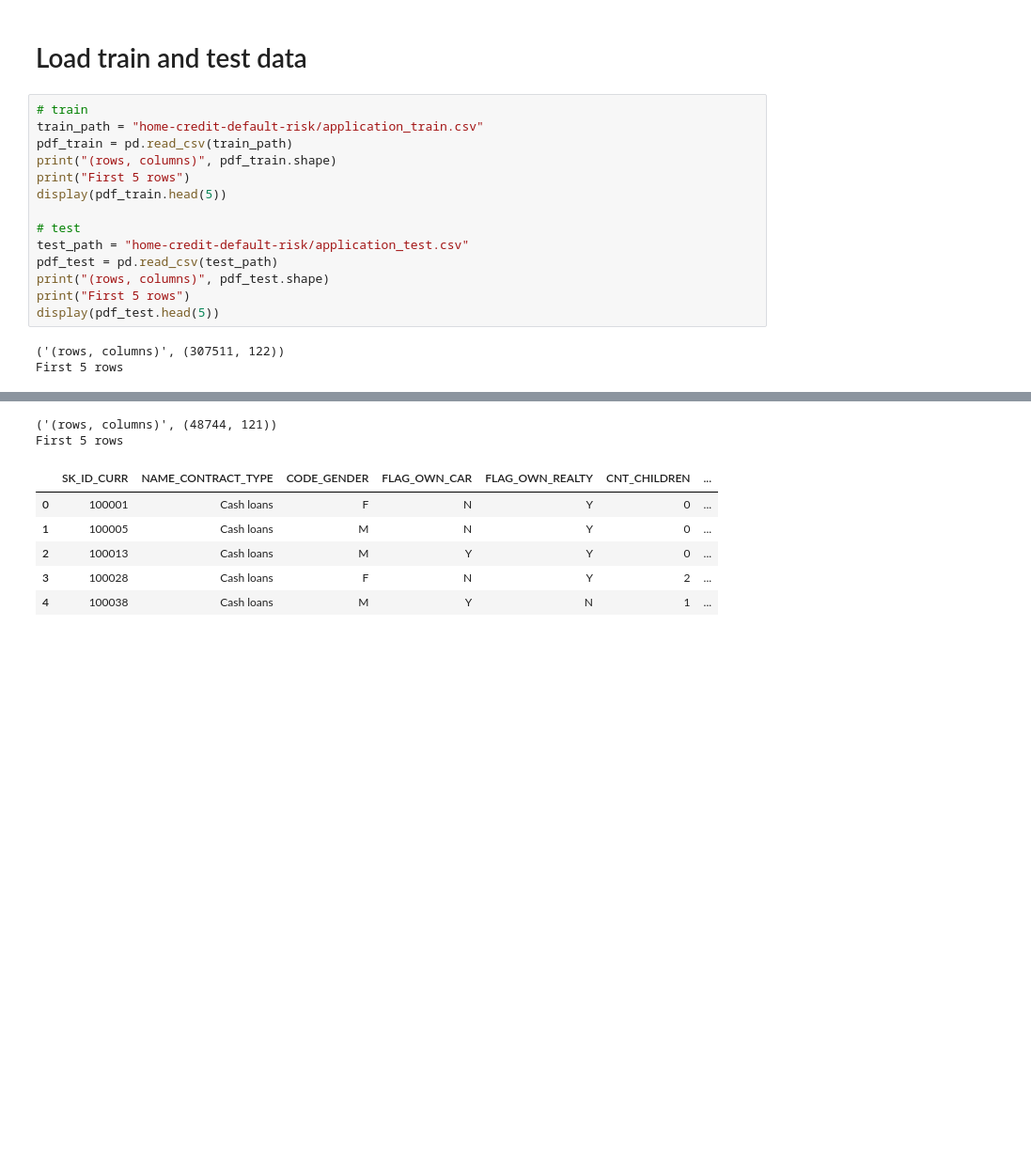
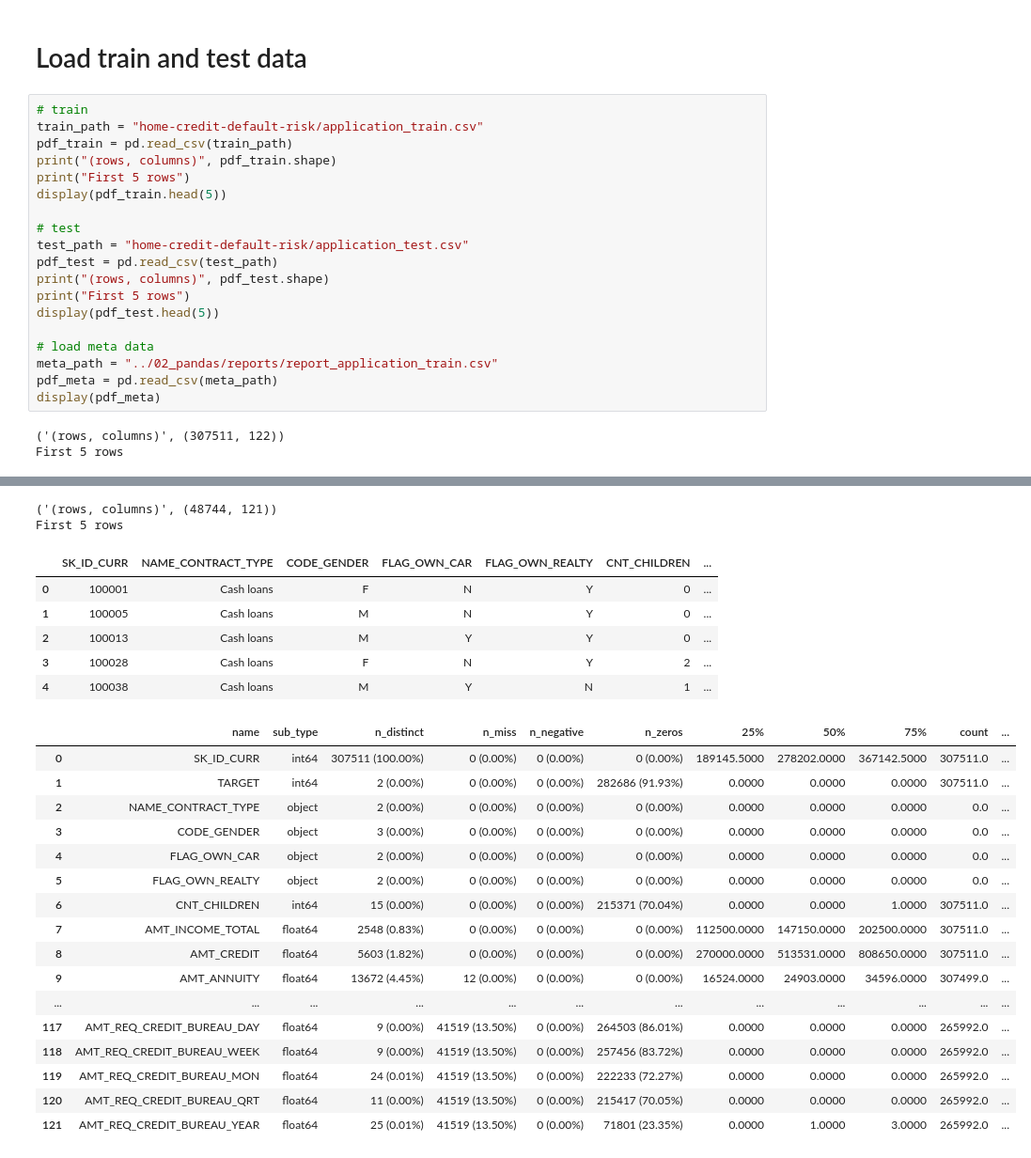
Before and after one commit to ongxuanhong/data-science-mini-course, a Jupyter notebook: 04_feature_engineering/001_baseline.ipynb, the cells around one changed output, grey strips where cells are left out. Shown: that part at 94% size. Saved outputs shown, nothing was run; the diff lists cells and outputs as text; blank space fills up the shorter version.

```diff
--- a/04_feature_engineering/001_baseline.ipynb
+++ b/04_feature_engineering/001_baseline.ipynb
@@ -18,30 +18,52 @@ pd.set_option('display.max_colwidth', -1)
 # train
 train_path = "home-credit-default-risk/application_train.csv"
 pdf_train = pd.read_csv(train_path)
 print("(rows, columns)", pdf_train.shape)
 print("First 5 rows")
 display(pdf_train.head(5))
 
 # test
 test_path = "home-credit-default-risk/application_test.csv"
 pdf_test = pd.read_csv(test_path)
 print("(rows, columns)", pdf_test.shape)
 print("First 5 rows")
 display(pdf_test.head(5))
+
+# load meta data
+meta_path = "../02_pandas/reports/report_application_train.csv"
+pdf_meta = pd.read_csv(meta_path)
+display(pdf_meta)
 # %% [output]
 ('(rows, columns)', (307511, 122))
 First 5 rows
 |  | SK_ID_CURR | TARGET | NAME_CONTRACT_TYPE | CODE_GENDER | FLAG_OWN_CAR | FLAG_OWN_REALTY | CNT_CHILDREN | ... |
 | 0 | 100002 | 1 | Cash loans | M | N | Y | 0 | ... |
 | 1 | 100003 | 0 | Cash loans | F | N | N | 0 | ... |
 | 2 | 100004 | 0 | Revolving loans | M | Y | Y | 0 | ... |
 | 3 | 100006 | 0 | Cash loans | F | N | Y | 0 | ... |
 | 4 | 100007 | 0 | Cash loans | M | N | Y | 0 | ... |
 ('(rows, columns)', (48744, 121))
 First 5 rows
 |  | SK_ID_CURR | NAME_CONTRACT_TYPE | CODE_GENDER | FLAG_OWN_CAR | FLAG_OWN_REALTY | CNT_CHILDREN | ... |
 | 0 | 100001 | Cash loans | F | N | Y | 0 | ... |
 | 1 | 100005 | Cash loans | M | N | Y | 0 | ... |
 | 2 | 100013 | Cash loans | M | Y | Y | 0 | ... |
 | 3 | 100028 | Cash loans | F | N | Y | 2 | ... |
 | 4 | 100038 | Cash loans | M | Y | N | 1 | ... |
+|  | name | sub_type | n_distinct | n_miss | n_negative | n_zeros | 25% | 50% | 75% | count | ... |
+| 0 | SK_ID_CURR | int64 | 307511 (100.00%) | 0 (0.00%) | 0 (0.00%) | 0 (0.00%) | 189145.5000 | 278202.0000 | 367142.5000 | 307511.0 | ... |
+| 1 | TARGET | int64 | 2 (0.00%) | 0 (0.00%) | 0 (0.00%) | 282686 (91.93%) | 0.0000 | 0.0000 | 0.0000 | 307511.0 | ... |
+| 2 | NAME_CONTRACT_TYPE | object | 2 (0.00%) | 0 (0.00%) | 0 (0.00%) | 0 (0.00%) | 0.0000 | 0.0000 | 0.0000 | 0.0 | ... |
+| 3 | CODE_GENDER | object | 3 (0.00%) | 0 (0.00%) | 0 (0.00%) | 0 (0.00%) | 0.0000 | 0.0000 | 0.0000 | 0.0 | ... |
+| 4 | FLAG_OWN_CAR | object | 2 (0.00%) | 0 (0.00%) | 0 (0.00%) | 0 (0.00%) | 0.0000 | 0.0000 | 0.0000 | 0.0 | ... |
+| 5 | FLAG_OWN_REALTY | object | 2 (0.00%) | 0 (0.00%) | 0 (0.00%) | 0 (0.00%) | 0.0000 | 0.0000 | 0.0000 | 0.0 | ... |
+| 6 | CNT_CHILDREN | int64 | 15 (0.00%) | 0 (0.00%) | 0 (0.00%) | 215371 (70.04%) | 0.0000 | 0.0000 | 1.0000 | 307511.0 | ... |
+| 7 | AMT_INCOME_TOTAL | float64 | 2548 (0.83%) | 0 (0.00%) | 0 (0.00%) | 0 (0.00%) | 112500.0000 | 147150.0000 | 202500.0000 | 307511.0 | ... |
+| 8 | AMT_CREDIT | float64 | 5603 (1.82%) | 0 (0.00%) | 0 (0.00%) | 0 (0.00%) | 270000.0000 | 513531.0000 | 808650.0000 | 307511.0 | ... |
+| 9 | AMT_ANNUITY | float64 | 13672 (4.45%) | 12 (0.00%) | 0 (0.00%) | 0 (0.00%) | 16524.0000 | 24903.0000 | 34596.0000 | 307499.0 | ... |
+| ... | ... | ... | ... | ... | ... | ... | ... | ... | ... | ... | ... |
+| 117 | AMT_REQ_CREDIT_BUREAU_DAY | float64 | 9 (0.00%) | 41519 (13.50%) | 0 (0.00%) | 264503 (86.01%) | 0.0000 | 0.0000 | 0.0000 | 265992.0 | ... |
+| 118 | AMT_REQ_CREDIT_BUREAU_WEEK | float64 | 9 (0.00%) | 41519 (13.50%) | 0 (0.00%) | 257456 (83.72%) | 0.0000 | 0.0000 | 0.0000 | 265992.0 | ... |
+| 119 | AMT_REQ_CREDIT_BUREAU_MON | float64 | 24 (0.01%) | 41519 (13.50%) | 0 (0.00%) | 222233 (72.27%) | 0.0000 | 0.0000 | 0.0000 | 265992.0 | ... |
+| 120 | AMT_REQ_CREDIT_BUREAU_QRT | float64 | 11 (0.00%) | 41519 (13.50%) | 0 (0.00%) | 215417 (70.05%) | 0.0000 | 0.0000 | 0.0000 | 265992.0 | ... |
+| 121 | AMT_REQ_CREDIT_BUREAU_YEAR | float64 | 25 (0.01%) | 41519 (13.50%) | 0 (0.00%) | 71801 (23.35%) | 0.0000 | 1.0000 | 3.0000 | 265992.0 | ... |
```
Also changed, not shown: parts of 16 cells of this notebook, 5 other files.
